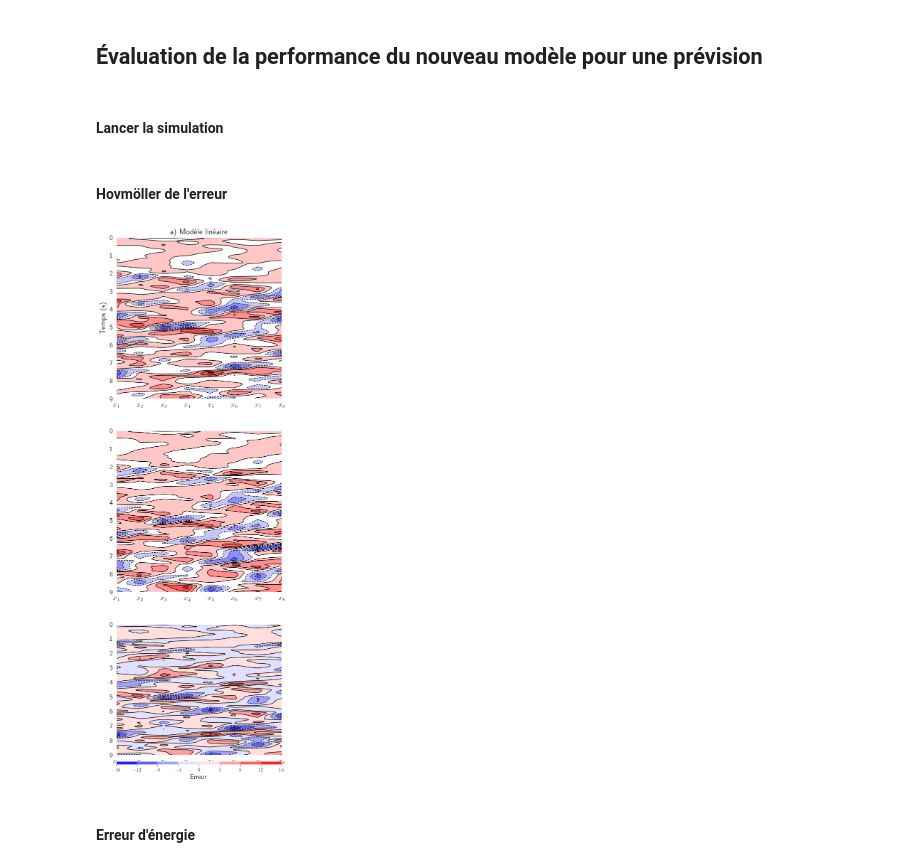
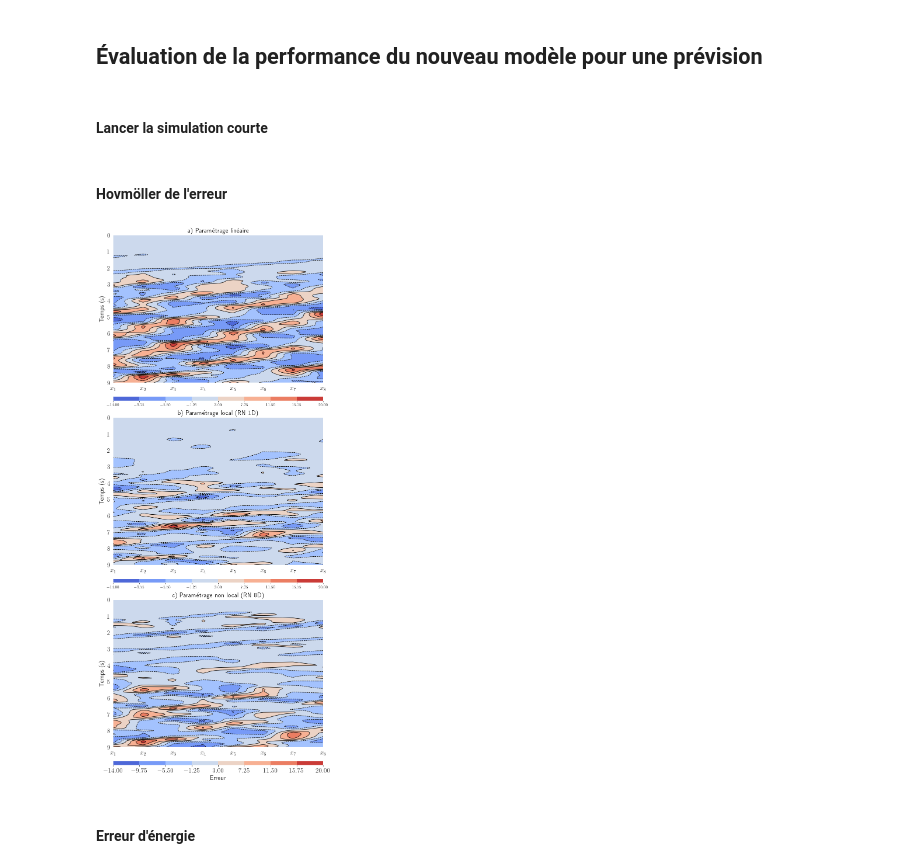
Before and after one commit to evecastonguay/laboratoire3, a Jupyter notebook: L96_Exp4_Eval.ipynb, the cells around one changed output. Drawn from its saved outputs; the diff is of its cells as text; code cells hidden in the pictures.

```diff
--- a/L96_Exp4_Eval.ipynb
+++ b/L96_Exp4_Eval.ipynb
@@ -299,84 +300,95 @@ Sum of errors for non-local neural network: 31142.73
 # %% [markdown]
 ## Évaluation de la performance du nouveau modèle pour une prévision
 # %% [markdown]
-#### Lancer la simulation
+#### Lancer la simulation courte
 # %%
 # Constantes
-T_court = 9 # s
+T_simu = 9 # s
 dt = 0.01 # s
 forcing = 18
 k = 8
 j = 32
 
-# MCG (vérité)
+# Vérité
 W = L96(k, j, F=forcing)
-X_court, _, _ = W.run(dt, T_court)
-X_court = X_court.astype(np.float32)
+X_vrai, _, _ = W.run(dt, T_simu) # Conditions initiales aléatoires à chaque appel
+X_vrai_c = X_vrai.astype(np.float32) # _c pour court
 
-cond_initiales = X_court[0, :]
+cond_initiales = X_vrai_c[0, :]
 
 # Modèle linéaire
 gcm_linear_net = GCM_network(forcing, linear_network)
-Xevolution_linear, t = gcm_linear_net(cond_initiales, dt, int(T_court / dt), linear_network)
+Xevolution_linear_c, t = gcm_linear_net(cond_initiales, dt, int(T_simu / dt), linear_network)
 
 # RN 1D
 gcm_local_net = GCM_network(forcing, local_fcnn_network)
-Xevolution_local, t = gcm_local_net(cond_initiales, dt, int(T_court / dt), local_fcnn_network)
+Xevolution_local_c, t = gcm_local_net(cond_initiales, dt, int(T_simu / dt), local_fcnn_network)
 
 # RN 8D
 gcm_nonlocal_net = GCM_network(forcing, nonlocal_fcnn_network)
-Xevolution_nonlocal, t = gcm_nonlocal_net(cond_initiales, dt, int(T_court / dt), nonlocal_fcnn_network)
+Xevolution_nonlocal_c, t = gcm_nonlocal_net(cond_initiales, dt, int(T_simu / dt), nonlocal_fcnn_network)
 # %% [markdown]
 #### Hovmöller de l'erreur
 # %%
 # From: https://unidata.github.io/python-gallery/examples/Hovmoller_Diagram.html
 
 # Hovmoller data
-hov_linear = Xevolution_linear - X_court
-hov_local = Xevolution_local - X_court
-hov_nlocal = Xevolution_nonlocal - X_court
+hov_linear = Xevolution_linear_c - X_vrai_c
+hov_local = Xevolution_local_c - X_vrai_c
+hov_nlocal = Xevolution_nonlocal_c - X_vrai_c
 
 # Start figure
-fig, ax = plt.subplots(3,1, figsize=(6, 20))
+fig, ax = plt.subplots(3,1, figsize=(8, 19), constrained_layout=True) # Constrained makes all figures the same size despite the colobar taking up space of the 3rd plot (but dont put tight layout at the end)
+# And https://stackoverflow.com/questions/13784201/how-to-have-one-colorbar-for-all-subplots
 
-#ax = fig.add_subplot(gs[1, 0])
 # Invert y axis
 ax[0].invert_yaxis()  # Reverse the time order to do oldest first
 ax[1].invert_yaxis()
 ax[2].invert_yaxis()
 
+# Find min and max values for all 3 plots to have same color scale
+vmin = np.floor( min(hov_linear.min(), hov_local.min(), hov_nlocal.min()) )
+vmax = np.ceil( max(hov_linear.max(), hov_local.max(), hov_nlocal.max()) )
+nlevels = 9
+levels = np.linspace(vmin, vmax, nlevels)
+
 # Plot linear
-cf = ax[0].contourf(hov_linear, cmap='bwr', extend='neither') #cmap=plt.cm.bwr,
-cs = ax[0].contour(hov_linear, colors='k', linewidths=1) # Black delimiter lines
+cf1 = ax[0].contourf(hov_linear, levels=levels, cmap='coolwarm', extend='neither', vmin=vmin, vmax=vmax) #cmap=plt.cm.bwr,
+cs = ax[0].contour(hov_linear, levels=levels,colors='k', linewidths=1) # Black delimiter lines
 # Plot RN 1D
-cf = ax[1].contourf(hov_local, cmap='bwr', extend='neither') #cmap=plt.cm.bwr,
-cs = ax[1].contour(hov_local, colors='k', linewidths=1) # Black delimiter lines
+cf2 = ax[1].contourf(hov_local, levels=levels,  cmap='coolwarm', extend='neither', vmin=vmin, vmax=vmax) #cmap=plt.cm.bwr,
+cs = ax[1].contour(hov_local, levels=levels,colors='k', linewidths=1) # Black delimiter lines
 # Plot RN 8D
-cf = ax[2].contourf(hov_nlocal, cmap='bwr', extend='neither') #cmap=plt.cm.bwr,
-cs = ax[2].contour(hov_nlocal, colors='k', linewidths=1) # Black delimiter lines
+cf3 = ax[2].contourf(hov_nlocal, levels=levels,  cmap='coolwarm', extend='neither', vmin=vmin, vmax=vmax) #cmap=plt.cm.bwr,
+cs = ax[2].contour(hov_nlocal, levels=levels,colors='k', linewidths=1) # Black delimiter lines
 
 # Colorbar
-cbar = plt.colorbar(cf, orientation='horizontal', pad=0.04, aspect=50, extendrect=True)
-cbar.set_label('Erreur',fontsize=14)
+cbar = fig.colorbar(cf1, orientation='horizontal', pad=0.03, aspect=50, extendrect=True)
+cbar = fig.colorbar(cf2, orientation='horizontal', pad=0.03, aspect=50, extendrect=True)
+cbar = fig.colorbar(cf3, orientation='horizontal', pad=0.03, aspect=50, extendrect=True)
+cbar.set_label('Erreur',fontsize=16)
+cbar.ax.tick_params(labelsize=16)
 
 # Make some ticks and tick labels
 x_tick_labels = [r"$x_1$", r"$x_2$", r"$x_3$", r"$x_4$", r"$x_5$", r"$x_6$", r"$x_7$", r"$x_8$"]
-y_tick_labels = np.arange(0,10,1)
+y_tick_labels = ['$0$', '$1$', '$2$', '$3$', '$4$', '$5$', '$6$', '$7$', '$8$', '$9$']
 for i in range(3):
-    ax[i].set_xticklabels(x_tick_labels, fontsize=14)
+    ax[i].set_xticklabels(x_tick_labels, fontsize=16)
     #plt.set_yticks(vtimes[4::8])
-    ax[i].set_yticklabels(y_tick_labels,fontsize=14)
+    ax[i].set_yticklabels(y_tick_labels,fontsize=16)
 
 # Set some titles
-ax[0].set_title('a) Modèle linéaire', fontsize=16)
-ax[0].set_ylabel(r"Temps (s)",fontsize=16)
+ax[0].set_title('a) Paramétrage linéaire', fontsize=16)
+ax[0].set_ylabel(ylabel=r"Temps (s)",fontsize=16)
+ax[1].set_title('b) Paramétrage local (RN 1D)', fontsize=16)
+ax[1].set_ylabel(ylabel=r"Temps (s)",fontsize=16)
+ax[2].set_title('c) Paramétrage non local (RN 8D)', fontsize=16)
+ax[2].set_ylabel(ylabel=r"Temps (s)",fontsize=16)
 #plt.title('Time Range',loc='right', fontsize=10)
 
-# MÊME ÉCHELLE DE COULEUR POUR LES 3
-
-plt.show()
+plt.savefig('/Users/evecastonguay/Desktop/Labo/E_04/Figures/Eval_hovmoller.png',dpi=500)
 # %% [output]
-[figure, old version]
+[figure, new version]
 # %% [markdown]
 #### Erreur d'énergie
 # %%
```
Also changed, not shown: parts of 17 cells of this notebook.
